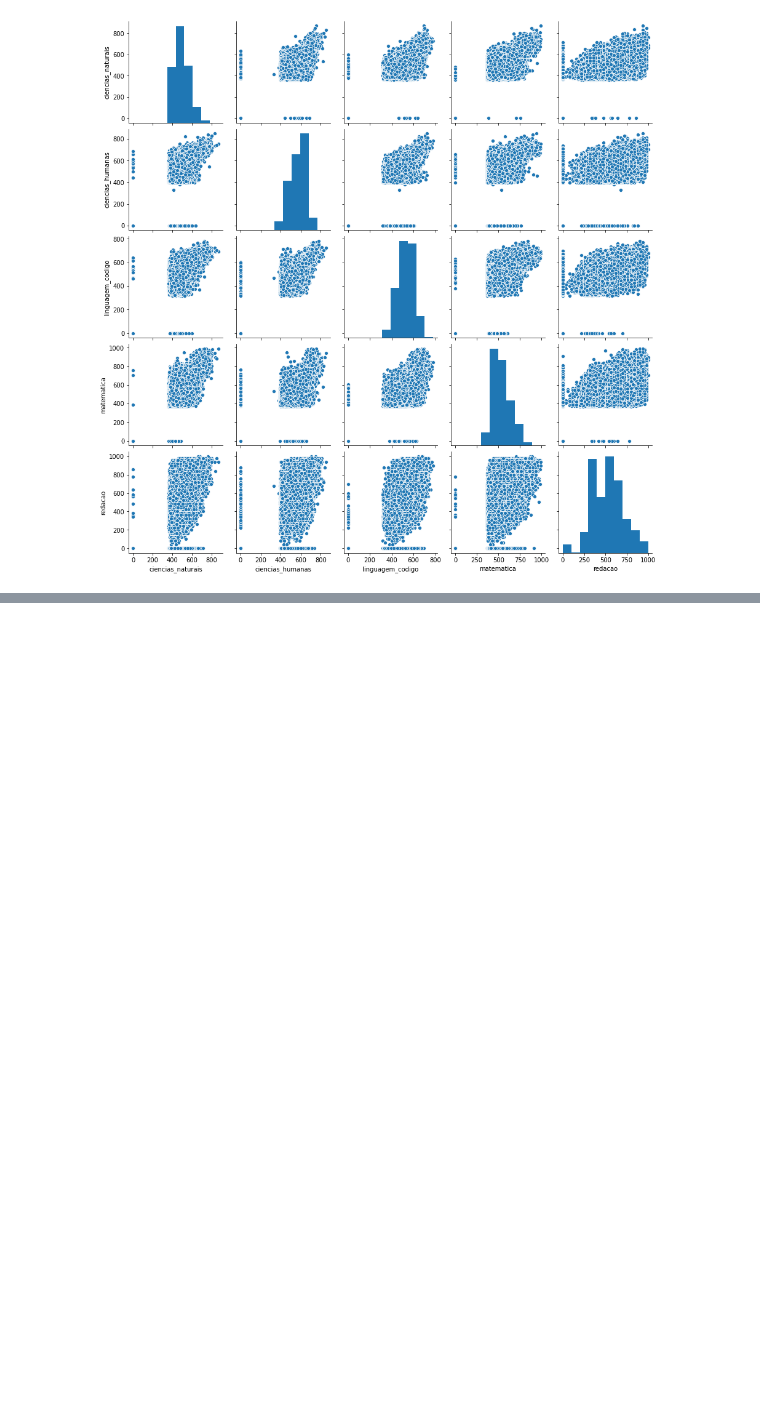
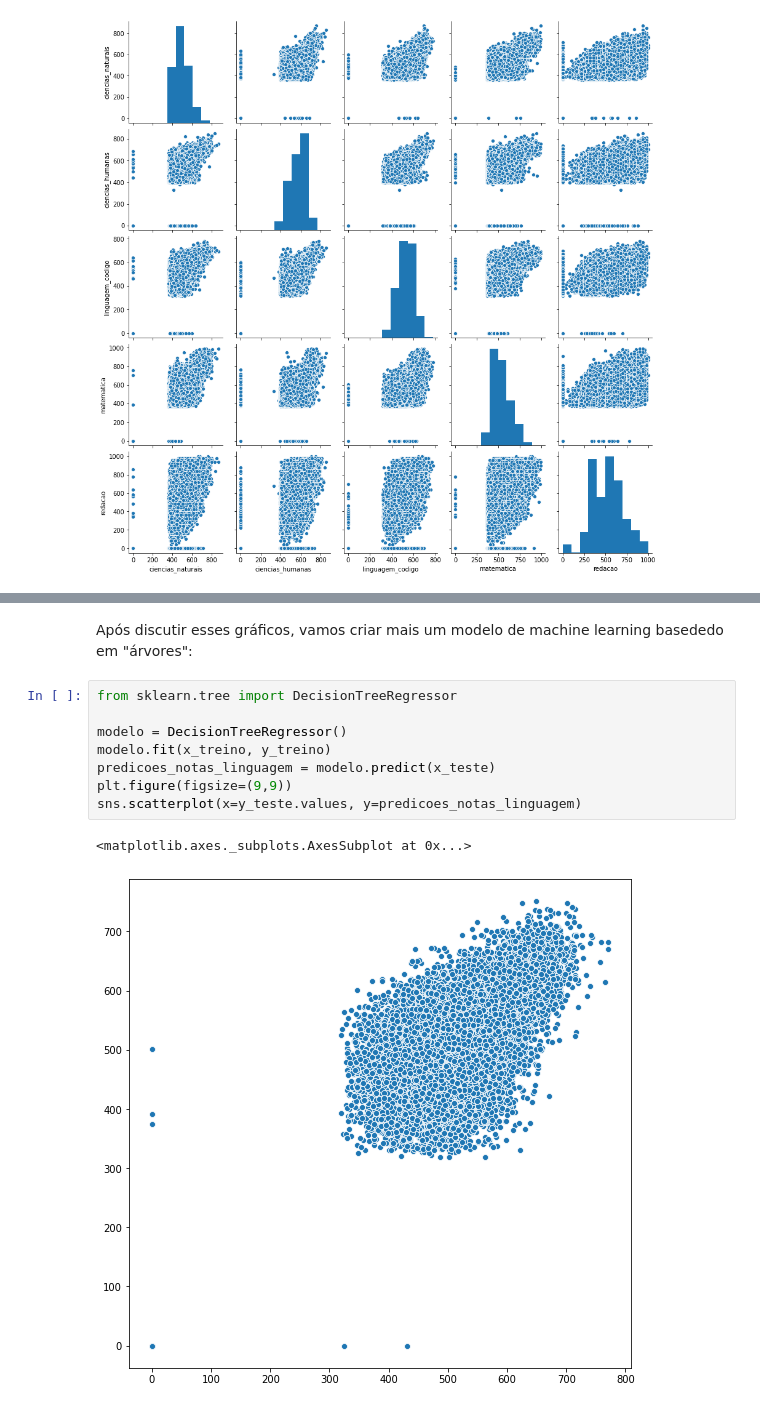
Before and after one commit to JuniorTorresMTJ/QuarentenaDados_DataScience, a Jupyter notebook: Sample_enem.ipynb, the cells around one changed output, grey strips where cells are left out. Cells and saved outputs as stored; diff of their text form; blank space fills up the shorter version.

```diff
--- a/Sample_enem.ipynb
+++ b/Sample_enem.ipynb
@@ -135,0 +258,13 @@ sns.pairplot(dados_notas)
+# %% [markdown]
+Após discutir esses gráficos, vamos criar mais um modelo de machine learning basededo em "árvores":
+# %%
+from sklearn.tree import DecisionTreeRegressor
+
+modelo = DecisionTreeRegressor()
+modelo.fit(x_treino, y_treino)
+predicoes_notas_linguagem = modelo.predict(x_teste)
+plt.figure(figsize=(9,9))
+sns.scatterplot(x=y_teste.values, y=predicoes_notas_linguagem)
+# %% [output]
+<matplotlib.axes._subplots.AxesSubplot at 0x...>
+[figure, added]
```
Also changed, not shown: parts of 28 cells of this notebook.
